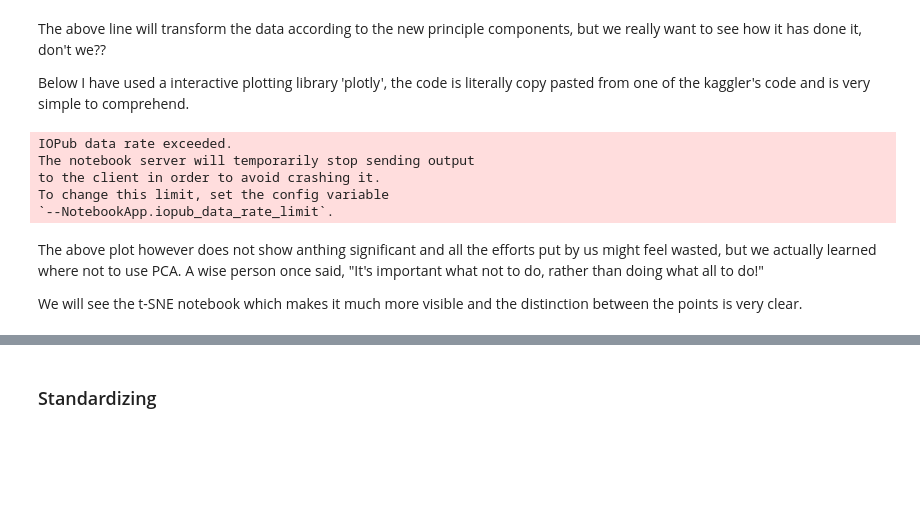
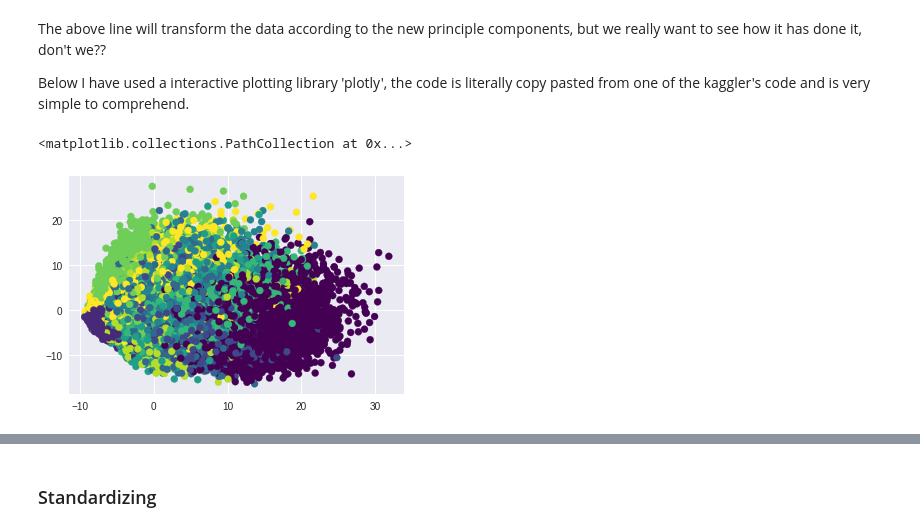
Before and after one commit to vikramriyer/Dimentionality_Reduction_with_PCA_and_t-SNE, a Jupyter notebook: PCA_on_MNIST_dataset.ipynb, the cells around one changed output, grey strips where cells are left out. Drawn from its saved outputs; the diff is of its cells as text; code cells hidden in the pictures; blank space fills up the shorter version.

```diff
--- a/PCA_on_MNIST_dataset.ipynb
+++ b/PCA_on_MNIST_dataset.ipynb
@@ -143,7 +140,7 @@ plt.plot(variance)
 # %% [markdown]
 Looking at the data, we see not much steepness after value 75 on the x-axis, thus I will go with 75 components, to fit and transform the data
 # %%
-pca = PCA(n_components=75)
+pca = PCA(n_components=200)
 # %%
 df_pca = pca.fit_transform(df_std)
 # %% [markdown]
@@ -153,57 +150,8 @@ This is very very easy, all the part of : **covariance matrix, eigen vector calc
 The above line will transform the data according to the new principle components, but we really want to see how it has done it, don't we??
 
 Below I have used a interactive plotting library 'plotly', the code is literally copy pasted from one of the kaggler's code and is very simple to comprehend.
-# %%
-trace0 = go.Scatter(
-    x = df_pca[:,0],
-    y = df_pca[:,1],
-    name = label,
-    hoveron = label,
-    mode = 'markers',
-    text = label,
-    showlegend = False,
-    marker = dict(
-        size = 8,
-        color = label,
-        colorscale ='Jet',
-        showscale = False,
-        line = dict(
-            width = 2,
-            color = 'rgb(255, 255, 255)'
-        ),
-        opacity = 0.8
-    )
-)
-data = [trace0]
-
-layout = go.Layout(
-    title= 'Principal Component Analysis (PCA)',
-    hovermode= 'closest',
-    xaxis= dict(
-         title= 'First Principal Component',
-        ticklen= 5,
-        zeroline= False,
-        gridwidth= 2,
-    ),
-    yaxis=dict(
-        title= 'Second Principal Component',
-        ticklen= 5,
-        gridwidth= 2,
-    ),
-    showlegend= True
-)
-
-
-fig = dict(data=data, layout=layout)
-py.iplot(fig, filename='styled-scatter')
-# %% [output]
-IOPub data rate exceeded.
-The notebook server will temporarily stop sending output
-to the client in order to avoid crashing it.
-To change this limit, set the config variable
-`--NotebookApp.iopub_data_rate_limit`.
-# %% [markdown]
-The above plot however does not show anthing significant and all the efforts put by us might feel wasted, but we actually learned where not to use PCA.
-A wise person once said, "It's important what not to do, rather than doing what all to do!"
-
-We will see the t-SNE notebook which makes it much more visible and the distinction between the points is very clear.
+# %%
+plt.scatter(data=df_pca, x = df_pca[:,0],y = df_pca[:,1], c=label, cmap='viridis')
+# %% [output]
+<matplotlib.collections.PathCollection at 0x...>
+[figure, added]
```
Also changed, not shown: parts of 51 cells of this notebook, 1 other file.
